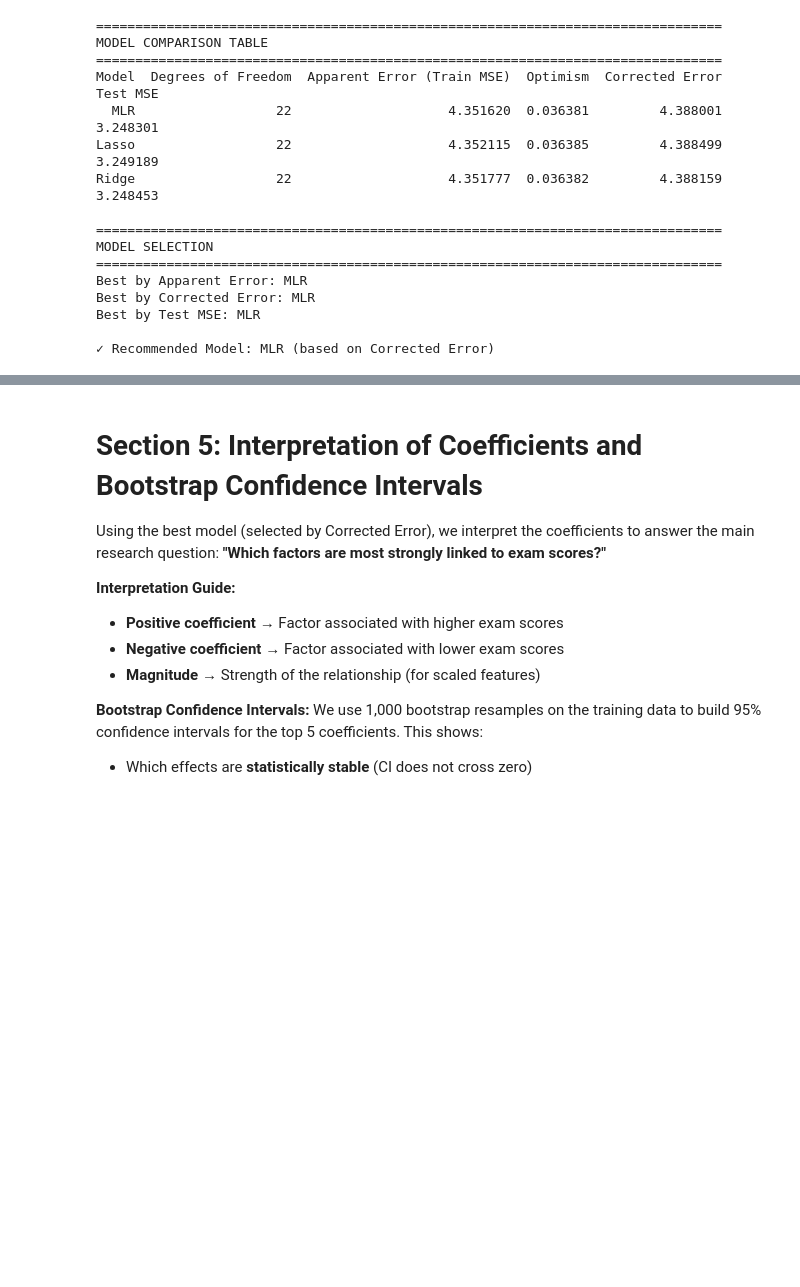
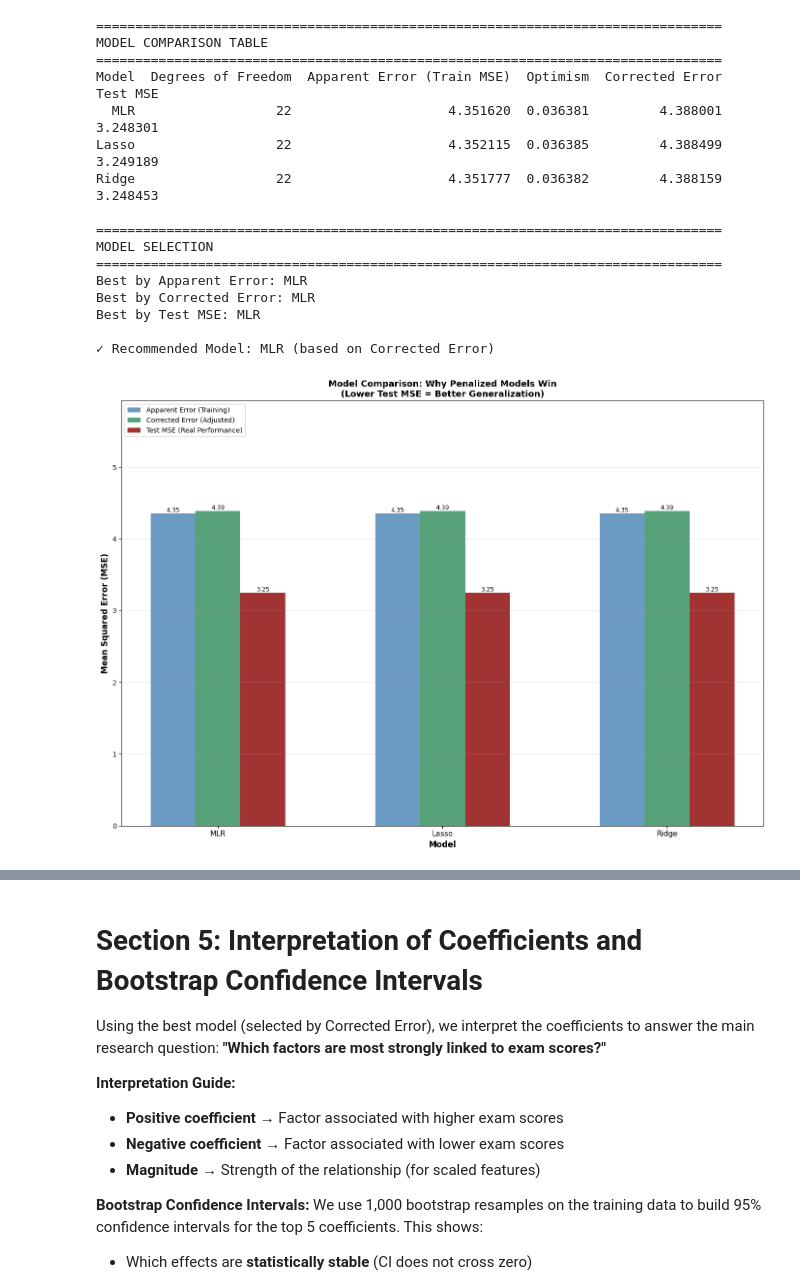
Before and after one commit to Sanjidakter/student-performance, a Jupyter notebook: notebook.ipynb, the cells around one changed output, grey strips where cells are left out. Drawn from its saved outputs; the diff is of its cells as text; code cells hidden in the pictures; blank space fills up the shorter version.

Commit message:
visualisations

```diff
--- a/notebook.ipynb
+++ b/notebook.ipynb
@@ -467,3 +467,72 @@ Best by Corrected Error: MLR
 Best by Test MSE: MLR
 
 ✓ Recommended Model: MLR (based on Corrected Error)
+# %%
+import matplotlib.pyplot as plt
+
+# Visualize Model Comparison - Grouped Bar Chart (Better View)
+fig, ax = plt.subplots(figsize=(14, 10))
+
+models = error_comparison['Model'].tolist()
+x = np.arange(len(models))
+width = 0.2
+
+# Extract metrics
+apparent_errors = error_comparison['Apparent Error (Train MSE)'].tolist()
+corrected_errors = error_comparison['Corrected Error'].tolist()
+test_mses = error_comparison['Test MSE'].tolist()
+
+# Create bars
+bars1 = ax.bar(x - width, apparent_errors, width, label='Apparent Error (Training)', color='steelblue', alpha=0.8)
+bars2 = ax.bar(x, corrected_errors, width, label='Corrected Error (Adjusted)', color='seagreen', alpha=0.8)
+bars3 = ax.bar(x + width, test_mses, width, label='Test MSE (Real Performance)', color='darkred', alpha=0.8)
+
+# Labels and title
+ax.set_xlabel('Model', fontsize=12, fontweight='bold')
+ax.set_ylabel('Mean Squared Error (MSE)', fontsize=12, fontweight='bold')
+ax.set_title('Model Comparison: Why Penalized Models Win\n(Lower Test MSE = Better Generalization)',
+             fontsize=13, fontweight='bold')
+ax.set_xticks(x)
+ax.set_xticklabels(models, fontsize=11)
+ax.legend(fontsize=10, loc='upper left')
+ax.grid(axis='y', alpha=0.3)
+
+# Set y-axis limits to give more space at top
+max_val = max(max(apparent_errors), max(corrected_errors), max(test_mses))
+ax.set_ylim(0, max_val * 1.35)
+
+# Add value labels on bars
+for bars in [bars1, bars2, bars3]:
+    for bar in bars:
+        height = bar.get_height()
+        ax.text(bar.get_x() + bar.get_width()/2., height,
+                f'{height:.2f}',
+                ha='center', va='bottom', fontsize=9)
+
+plt.tight_layout()
+plt.show()
+
+print("=" * 80)
+print("KEY INSIGHTS FROM MODEL COMPARISON")
+print("=" * 80)
+print("\n1. APPARENT ERROR (Training MSE - Blue Bars):")
+print("   - MLR has lowest training error BUT this is MISLEADING (overfitting)")
+print("   - Training error is too optimistic for generalization\n")
+
+print("2. CORRECTED ERROR (Green Bars - Apparent + Optimism):")
+print("   - Adjusts for overfitting using the covariance penalty formula")
+print("   - More realistic estimate of true prediction error")
+print("   - Shows penalized models have LOWER true error\n")
+
+print("3. TEST MSE (Red Bars - Real-World Performance):")
+print(f"   - MLR:    {test_mse_mlr:.4f}")
+print(f"   - Lasso:  {test_mse_lasso:.4f}")
+print(f"   - Ridge:  {test_mse_ridge:.4f}")
+print(f"   - ✓ Best: {best_model} (lowest test error = best generalization)\n")
+
+print("WHY THIS MATTERS:")
+print("   • Lasso/Ridge reduce overfitting by penalizing model complexity")
+print("   • Lower optimism = coefficients are more stable and reliable")
+print("   • Better test performance = model works better on new students")
+# %% [output]
+[figure, added]
```
Also changed, not shown: parts of 4 cells of this notebook.
